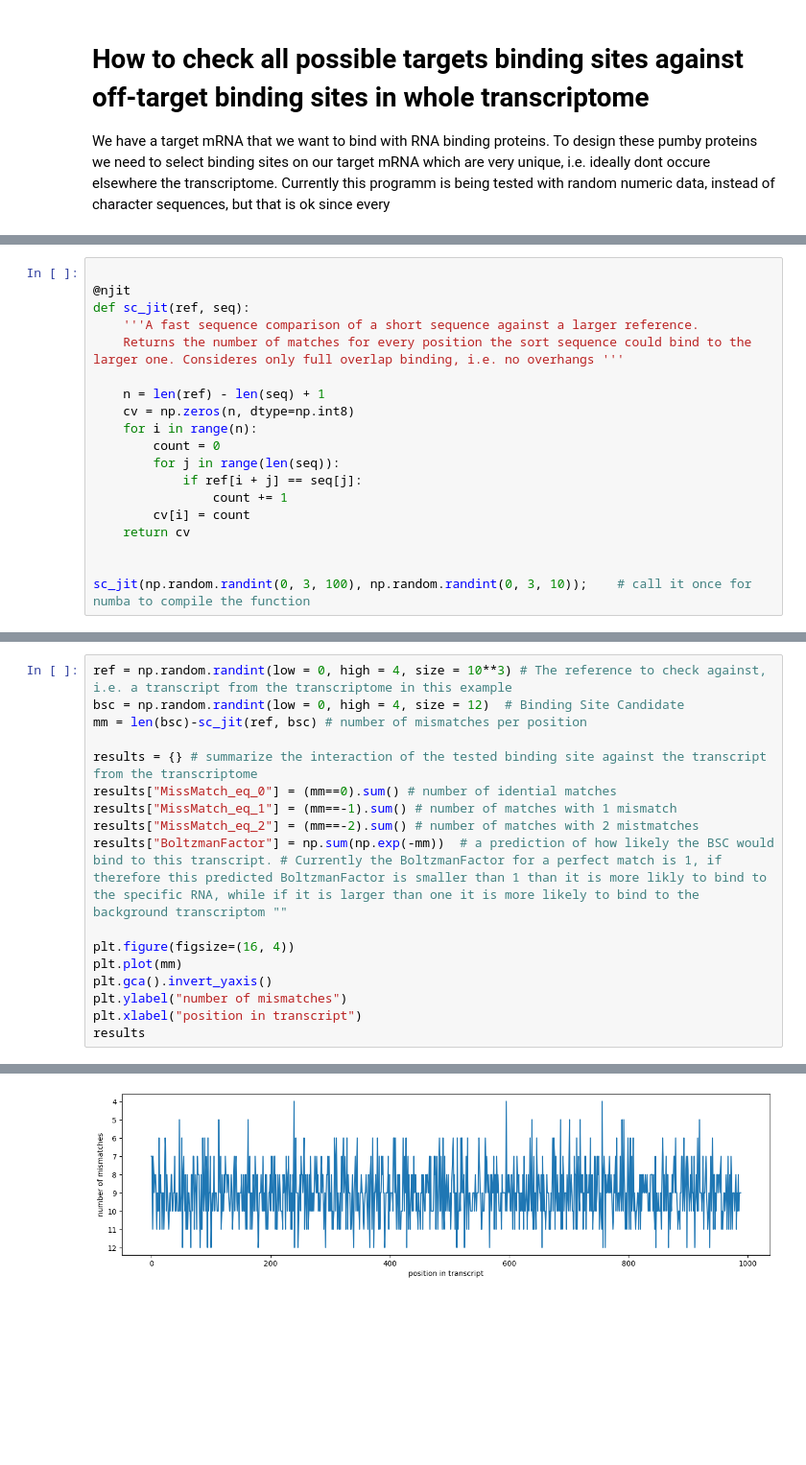
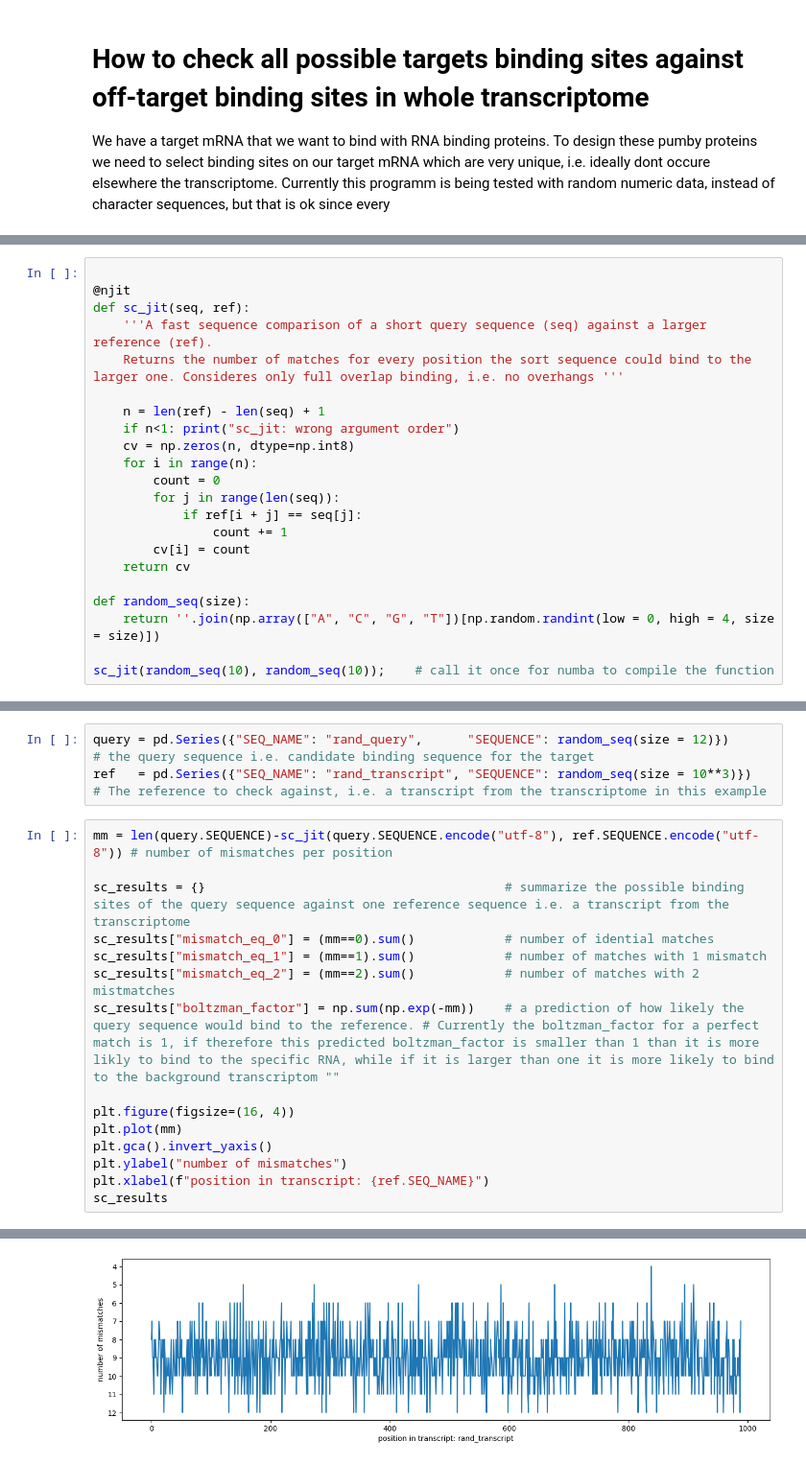
Before and after one commit to Q1vy/iGEM2025-TRAPS-Software-and-Modelling, a Jupyter notebook: target_search_test.ipynb, the cells around one changed output, grey strips where cells are left out. Shown: that part at 96% size. Drawn from its saved outputs; the diff is of its cells as text; blank space fills up the shorter version.

Commit message:
target search test dev
- joblib as default
- use pandas to store sequence information throughout the whole process

```diff
--- a/target_search_test.ipynb
+++ b/target_search_test.ipynb
@@ -11,11 +11,12 @@ from time import time
 # %%
 
 @njit
-def sc_jit(ref, seq):
-    '''A fast sequence comparison of a short sequence against a larger reference.
+def sc_jit(seq, ref):
+    '''A fast sequence comparison of a short query sequence (seq) against a larger reference (ref).
     Returns the number of matches for every position the sort sequence could bind to the larger one. Consideres only full overlap binding, i.e. no overhangs '''
 
     n = len(ref) - len(seq) + 1
+    if n<1: print("sc_jit: wrong argument order")
     cv = np.zeros(n, dtype=np.int8)
     for i in range(n):
         count = 0
@@ -25,6 +26,8 @@ def sc_jit(ref, seq):
         cv[i] = count
     return cv
 
+def random_seq(size):
+    return ''.join(np.array(["A", "C", "G", "T"])[np.random.randint(low = 0, high = 4, size = size)])
 
-sc_jit(np.random.randint(0, 3, 100), np.random.randint(0, 3, 10));    # call it once for numba to compile the function
+sc_jit(random_seq(10), random_seq(10));    # call it once for numba to compile the function
 # %% [markdown]
@@ -32,19 +35,20 @@ sc_jit(np.random.randint(0, 3, 100), np.random.randint(0, 3, 10));    # call it
 - as we are searching for binding sites in the transcriptome, we'd ideally find as few as possible, to avoid unwanted side-effects.
+# %%
+query = pd.Series({"SEQ_NAME": "rand_query",      "SEQUENCE": random_seq(size = 12)})       # the query sequence i.e. candidate binding sequence for the target
+ref   = pd.Series({"SEQ_NAME": "rand_transcript", "SEQUENCE": random_seq(size = 10**3)})    # The reference to check against, i.e. a transcript from the transcriptome in this example
 # %%
-ref = np.random.randint(low = 0, high = 4, size = 10**3) # The reference to check against, i.e. a transcript from the transcriptome in this example
-bsc = np.random.randint(low = 0, high = 4, size = 12)  # Binding Site Candidate
-mm = len(bsc)-sc_jit(ref, bsc) # number of mismatches per position
+mm = len(query.SEQUENCE)-sc_jit(query.SEQUENCE.encode("utf-8"), ref.SEQUENCE.encode("utf-8")) # number of mismatches per position
 
-results = {} # summarize the interaction of the tested binding site against the transcript from the transcriptome
-results["MissMatch_eq_0"] = (mm==0).sum() # number of idential matches
-results["MissMatch_eq_1"] = (mm==-1).sum() # number of matches with 1 mismatch
-results["MissMatch_eq_2"] = (mm==-2).sum() # number of matches with 2 mistmatches
-results["BoltzmanFactor"] = np.sum(np.exp(-mm))  # a prediction of how likely the BSC would bind to this transcript. # Currently the BoltzmanFactor for a perfect match is 1, if therefore this predicted BoltzmanFactor is smaller than 1 than it is more likly to bind to the specific RNA, while if it is larger than one it is more likely to bind to the background transcriptom ""
+sc_results = {}                                        # summarize the possible binding sites of the query sequence against one reference sequence i.e. a transcript from the transcriptome
+sc_results["mismatch_eq_0"] = (mm==0).sum()            # number of idential matches
+sc_results["mismatch_eq_1"] = (mm==1).sum()            # number of matches with 1 mismatch
+sc_results["mismatch_eq_2"] = (mm==2).sum()            # number of matches with 2 mistmatches
+sc_results["boltzman_factor"] = np.sum(np.exp(-mm))    # a prediction of how likely the query sequence would bind to the reference. # Currently the boltzman_factor for a perfect match is 1, if therefore this predicted boltzman_factor is smaller than 1 than it is more likly to bind to the specific RNA, while if it is larger than one it is more likely to bind to the background transcriptom ""
 
 plt.figure(figsize=(16, 4))
 plt.plot(mm)
 plt.gca().invert_yaxis()
 plt.ylabel("number of mismatches")
-plt.xlabel("position in transcript")
-results
+plt.xlabel(f"position in transcript: {ref.SEQ_NAME}")
+sc_results
 # %% [output]
@@ -55,2 +59,2 @@ results
-[figure, old version]
+[figure, new version]
 # %% [markdown]
```
Also changed, not shown: parts of 19 cells of this notebook.
